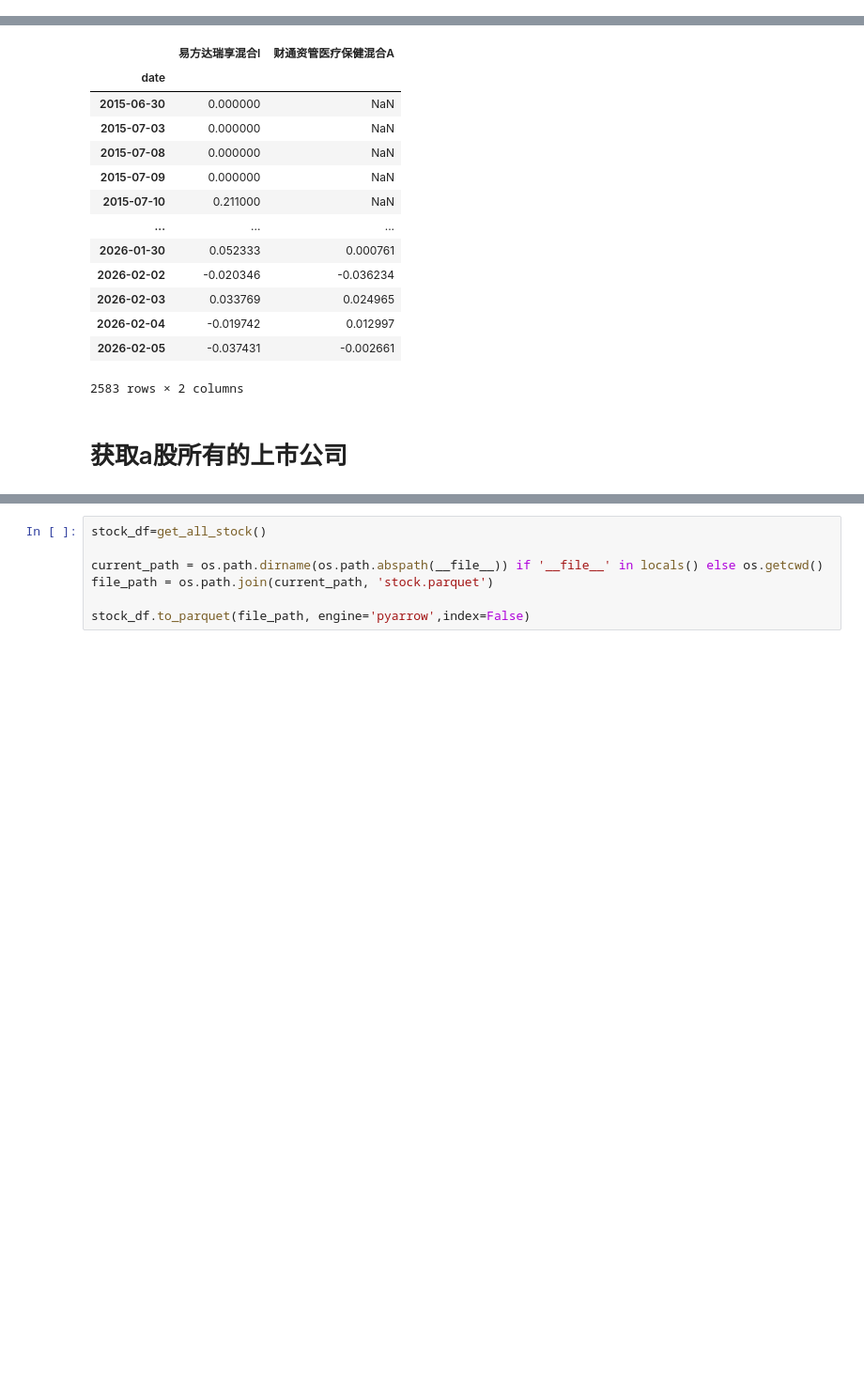
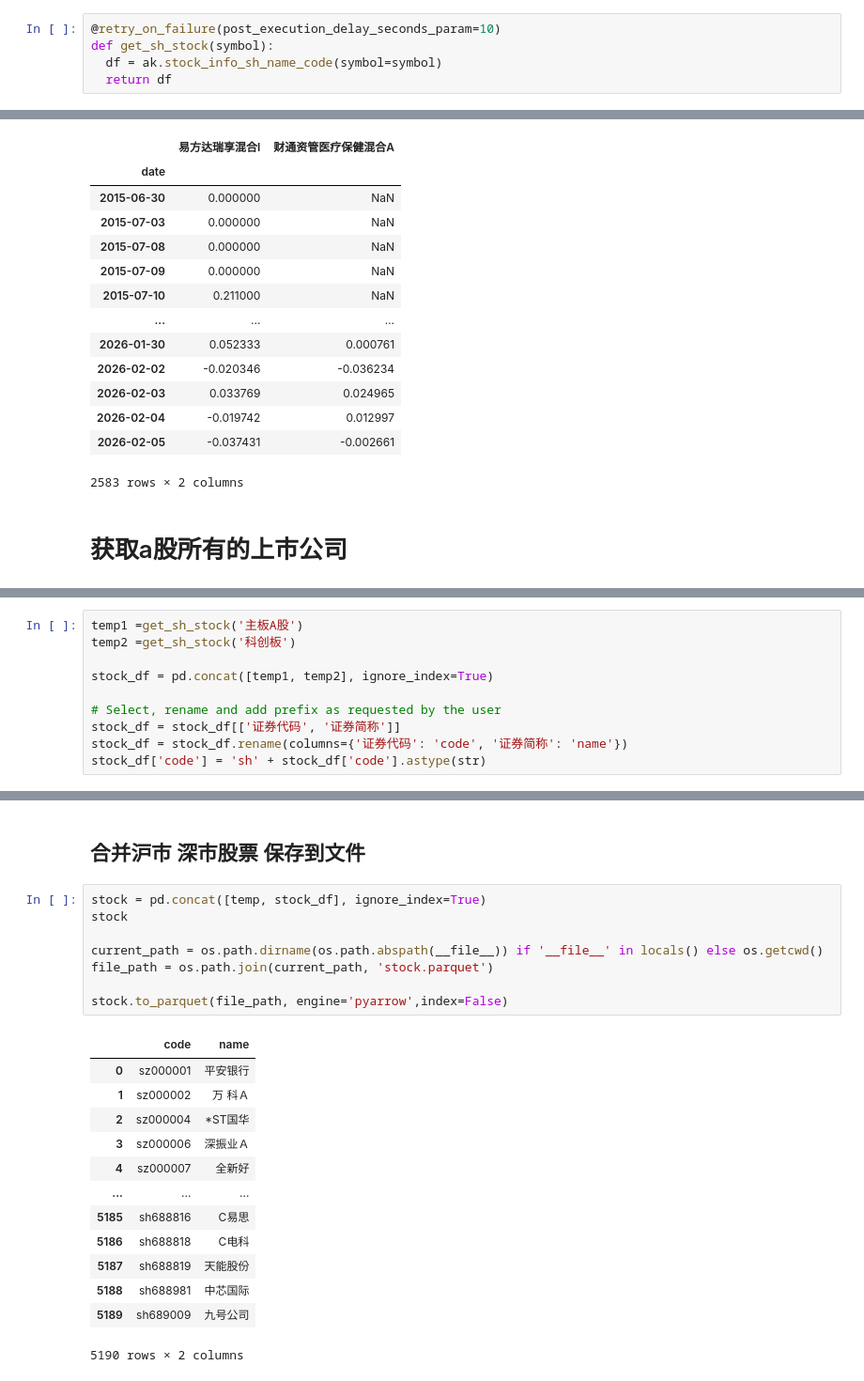
Before and after one commit to langwnwk11/quant, a Jupyter notebook: fund_data.ipynb, the cells around one changed output, grey strips where cells are left out. Shown at 94% size. Saved outputs shown, nothing was run; the diff lists cells and outputs as text; blank space fills up the shorter version.

```diff
--- a/fund_data.ipynb
+++ b/fund_data.ipynb
@@ -225,0 +229,5 @@ def get_all_stock():
+# %%
+@retry_on_failure(post_execution_delay_seconds_param=10)
+def get_sh_stock(symbol):
+  df = ak.stock_info_sh_name_code(symbol=symbol)
+  return df
@@ -736,0 +754,10 @@ Processing fund: 财通资管医疗保健混合A (018484)
+# %%
+temp1 =get_sh_stock('主板A股')
+temp2 =get_sh_stock('科创板')
+
+stock_df = pd.concat([temp1, temp2], ignore_index=True)
+
+# Select, rename and add prefix as requested by the user
+stock_df = stock_df[['证券代码', '证券简称']]
+stock_df = stock_df.rename(columns={'证券代码': 'code', '证券简称': 'name'})
+stock_df['code'] = 'sh' + stock_df['code'].astype(str)
@@ -737,7 +788,24 @@ Processing fund: 财通资管医疗保健混合A (018484)
+# %% [markdown]
+## 合并沪市 深市股票 保存到文件
 # %%
-stock_df=get_all_stock()
+stock = pd.concat([temp, stock_df], ignore_index=True)
+stock
 
 current_path = os.path.dirname(os.path.abspath(__file__)) if '__file__' in locals() else os.getcwd()
 file_path = os.path.join(current_path, 'stock.parquet')
 
-stock_df.to_parquet(file_path, engine='pyarrow',index=False)
+stock.to_parquet(file_path, engine='pyarrow',index=False)
+# %% [output]
+|  | code | name |
+| 0 | sz000001 | 平安银行 |
+| 1 | sz000002 | 万 科Ａ |
+| 2 | sz000004 | *ST国华 |
+| 3 | sz000006 | 深振业Ａ |
+| 4 | sz000007 | 全新好 |
+| ... | ... | ... |
+| 5185 | sh688816 | C易思 |
+| 5186 | sh688818 | C电科 |
+| 5187 | sh688819 | 天能股份 |
+| 5188 | sh688981 | 中芯国际 |
+| 5189 | sh689009 | 九号公司 |
+5190 rows × 2 columns
```
Also changed, not shown: parts of 7 cells of this notebook.
